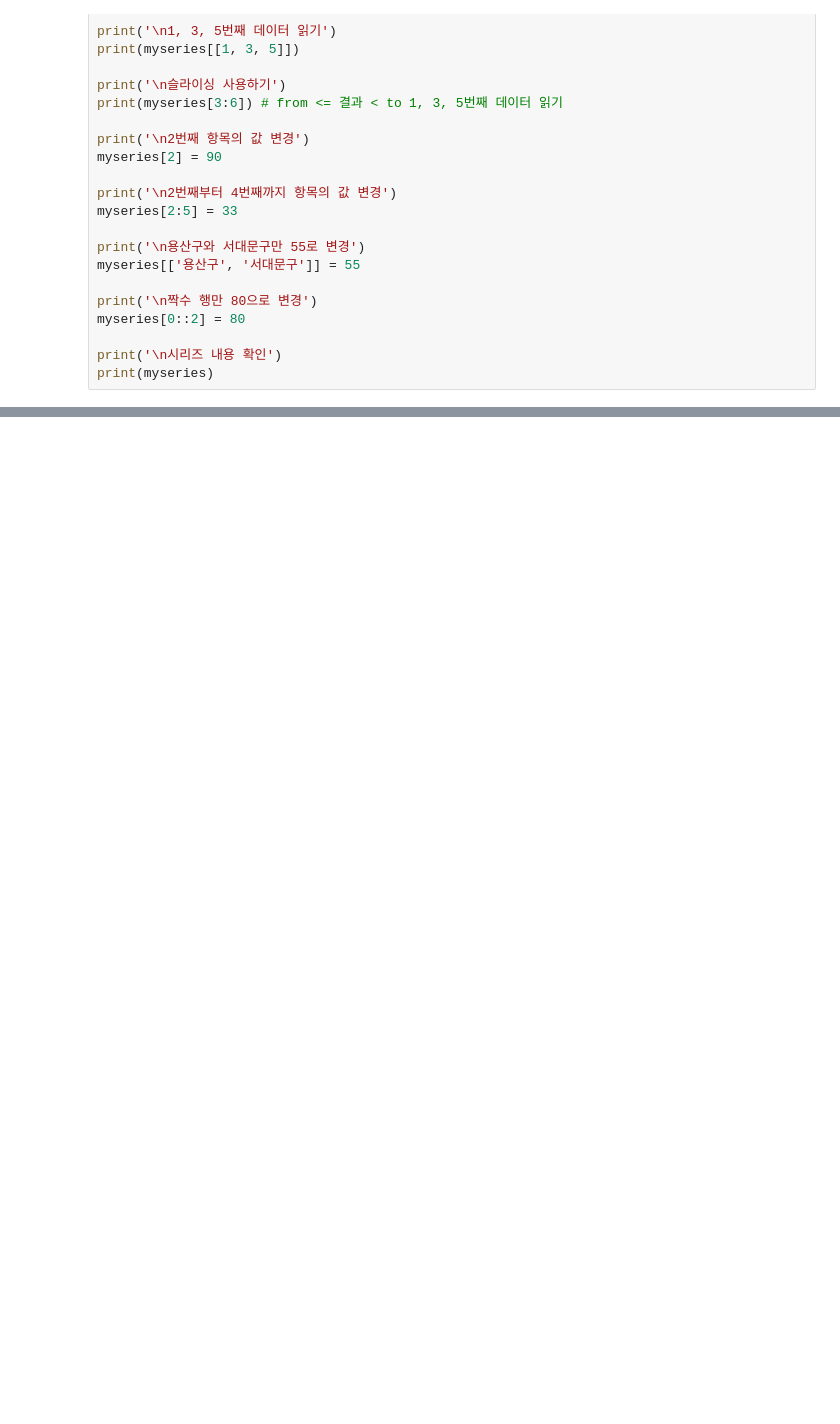
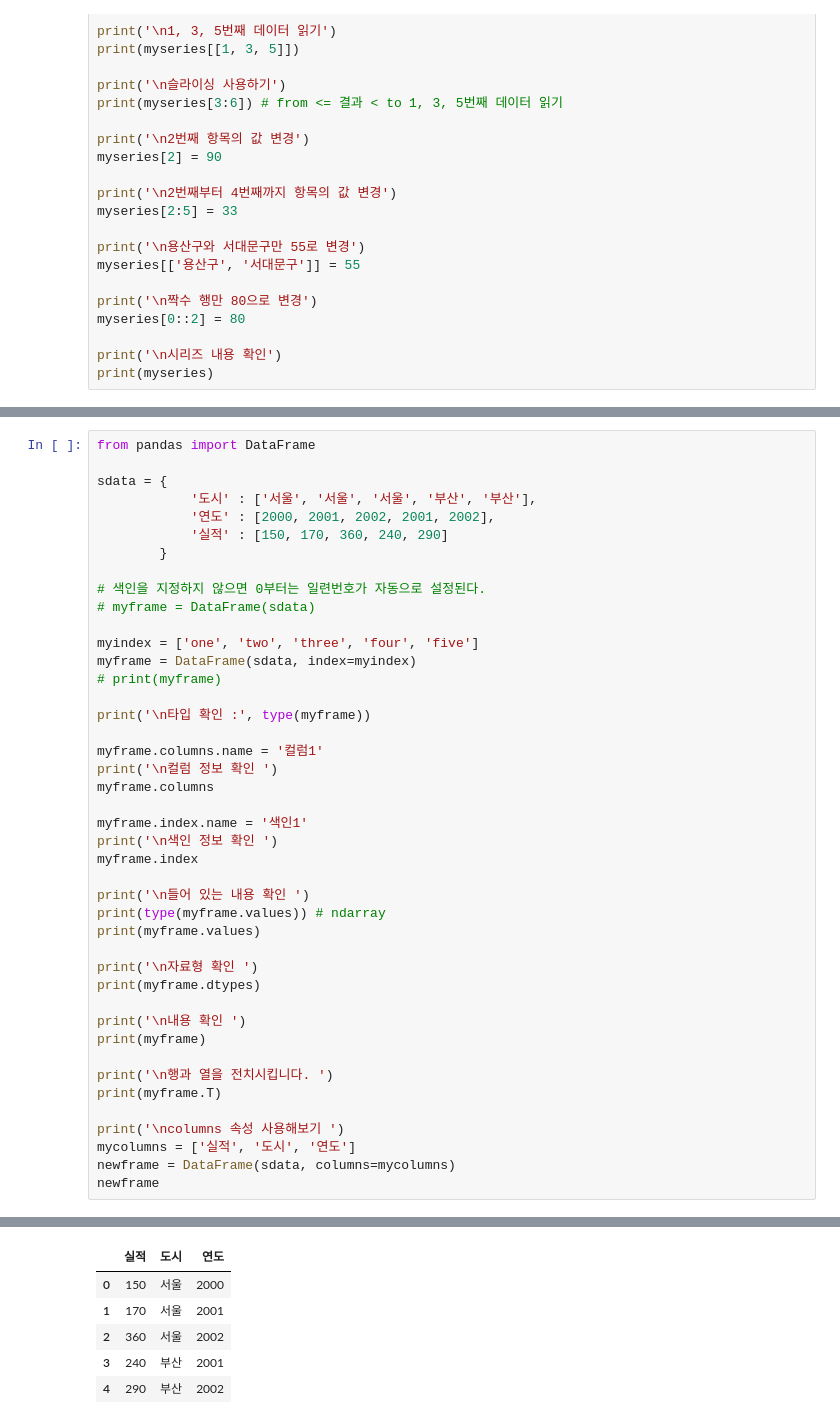
Before and after one commit to code-bin0111/summerschool, a Jupyter notebook: Untitled0.ipynb, the cells around one changed output, grey strips where cells are left out. Saved outputs shown, nothing was run; the diff lists cells and outputs as text; blank space fills up the shorter version.

```diff
--- a/Untitled0.ipynb
+++ b/Untitled0.ipynb
@@ -659,0 +810,44 @@ print(myseries)
+# %%
+from pandas import DataFrame
+
+sdata = {
+            '도시' : ['서울', '서울', '서울', '부산', '부산'],
+            '연도' : [2000, 2001, 2002, 2001, 2002],
+            '실적' : [150, 170, 360, 240, 290]
+        }
+
+# 색인을 지정하지 않으면 0부터는 일련번호가 자동으로 설정된다.
+# myframe = DataFrame(sdata)
+
+myindex = ['one', 'two', 'three', 'four', 'five']
+myframe = DataFrame(sdata, index=myindex)
+# print(myframe)
+
+print('\n타입 확인 :', type(myframe))
+
+myframe.columns.name = '컬럼1'
+print('\n컬럼 정보 확인 ')
+myframe.columns
+
+myframe.index.name = '색인1'
+print('\n색인 정보 확인 ')
+myframe.index
+
+print('\n들어 있는 내용 확인 ')
+print(type(myframe.values)) # ndarray
+print(myframe.values)
+
+print('\n자료형 확인 ')
+print(myframe.dtypes)
+
+print('\n내용 확인 ')
+print(myframe)
+
+print('\n행과 열을 전치시킵니다. ')
+print(myframe.T)
+
+print('\ncolumns 속성 사용해보기 ')
+mycolumns = ['실적', '도시', '연도']
+newframe = DataFrame(sdata, columns=mycolumns)
+newframe
+# %% [output]
@@ -659,0 +871,6 @@ print(myseries)
+|  | 실적 | 도시 | 연도 |
+| 0 | 150 | 서울 | 2000 |
+| 1 | 170 | 서울 | 2001 |
+| 2 | 360 | 서울 | 2002 |
+| 3 | 240 | 부산 | 2001 |
+| 4 | 290 | 부산 | 2002 |
```
Also changed, not shown: parts of 21 cells of this notebook.
